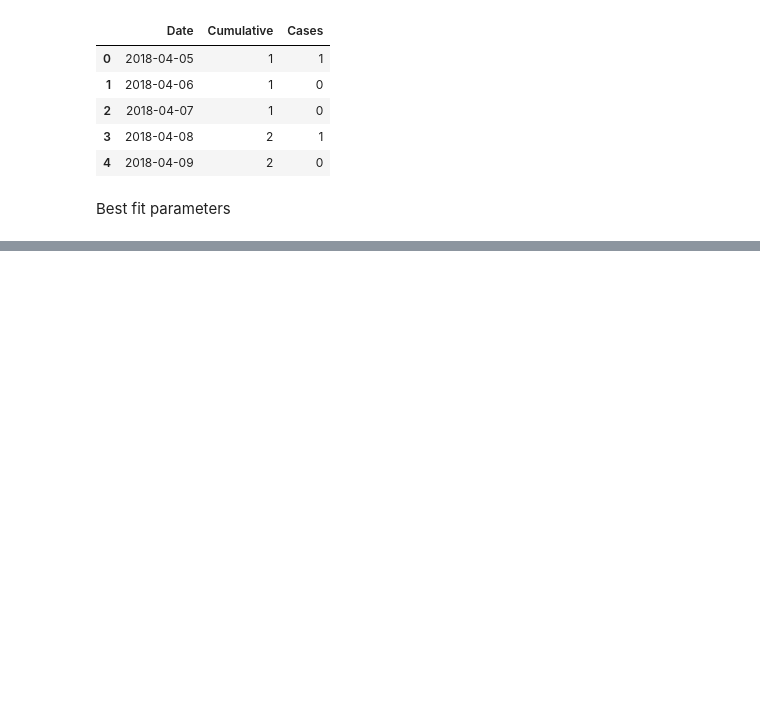
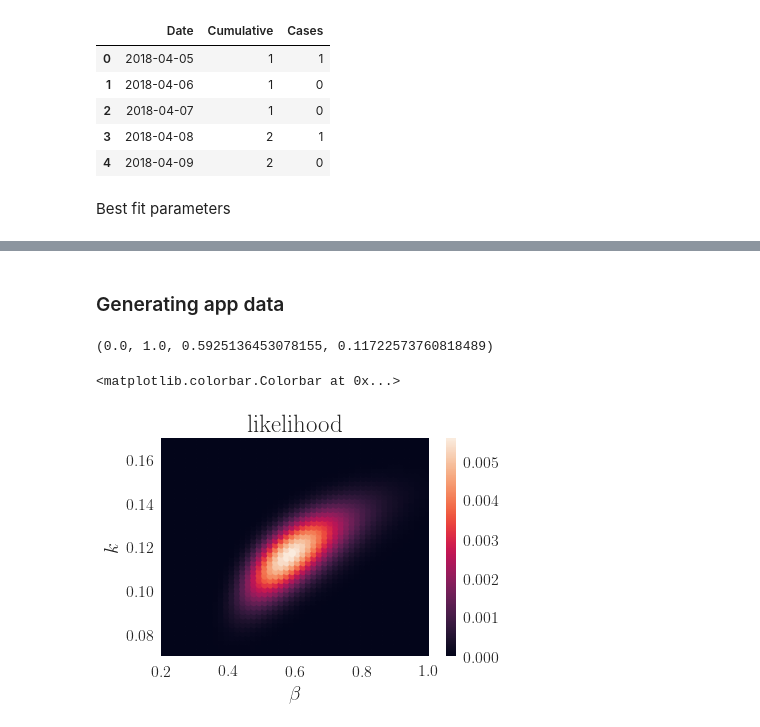
Before and after one commit to cparrarojas/ebov-2018, a Jupyter notebook: ebov-2018.ipynb, the cells around one changed output, grey strips where cells are left out. Cells and saved outputs as stored; diff of their text form; code cells hidden in the pictures; blank space fills up the shorter version.

```diff
--- a/ebov-2018.ipynb
+++ b/ebov-2018.ipynb
@@ -115,0 +101,32 @@ Text(0,0.5,'$R_t$')
+# %% [markdown]
+### Generating app data
+# %%
+params_estim
+# %% [output]
+(0.0, 1.0, 0.5925136453078155, 0.11722573760818489)
+# %%
+betas = np.linspace(.2,1.,50)
+ks = np.linspace(0.07,0.17,50)
+
+likelihood = []
+for b in betas:
+    for k in ks:
+        likelihood.append([b, k, np.exp(-zimmer.costfn((0.,1.,b,k)))])
+likelihood=np.array(likelihood)
+# %%
+likelihood = np.vstack((likelihood, np.array([[params_estim[2], params_estim[3], np.exp(-zimmer.costfn(params_estim))]])))
+# %%
+df_like = pd.DataFrame(likelihood, columns=['beta', 'k', 'likelihood'])
+df_like.likelihood = df_like.likelihood/(df_like.likelihood.sum())
+# %%
+points = plt.scatter(df_like.beta, df_like.k, c=df_like.likelihood/(df_like.likelihood.sum()), s=50)
+#plt.scatter([params_estim[2]],[params_estim[3]], marker='X', s=200)
+plt.xlim(0.2,1.)
+plt.ylim(0.07,0.17)
+plt.xlabel(r'$\beta$', fontsize=20)
+plt.ylabel(r'$k$', fontsize=20)
+plt.title(r'likelihood', fontsize=25)
+plt.colorbar(points)
+# %% [output]
+<matplotlib.colorbar.Colorbar at 0x...>
+[figure, added]
```
Also changed, not shown: parts of 10 cells of this notebook, 3 other files.
